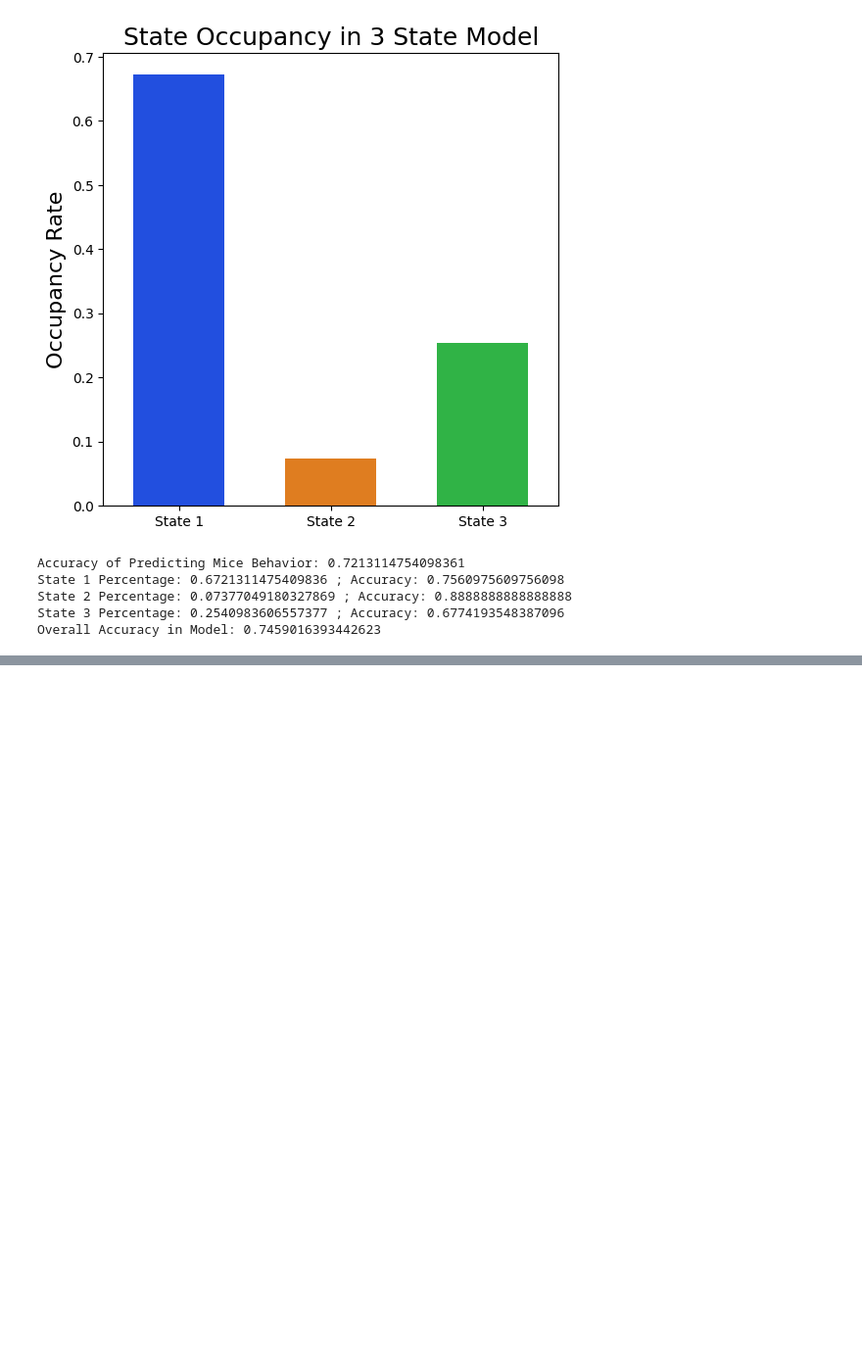
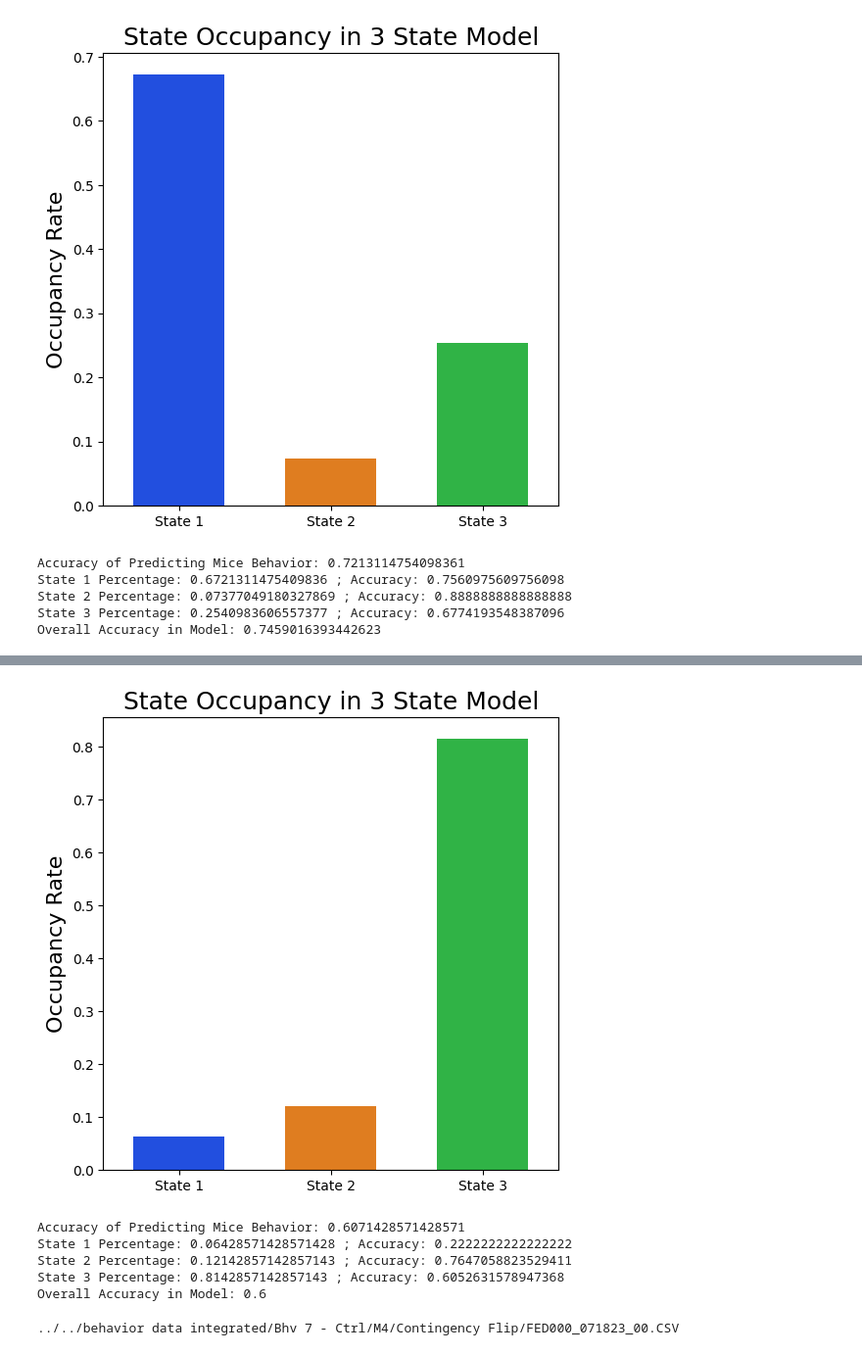
Before and after one commit to ftlabucsd/FEDUPP, a Jupyter notebook: HMM-GLM/GLM-HMM3.ipynb, the cells around one changed output, grey strips where cells are left out. Shown at 98% size. Drawn from its saved outputs; the diff is of its cells as text; code cells hidden in the pictures; blank space fills up the shorter version.

```diff
--- a/HMM-GLM/GLM-HMM3.ipynb
+++ b/HMM-GLM/GLM-HMM3.ipynb
@@ -111,0 +122,15 @@ Overall Accuracy in Model: 0.7459016393442623
+# %%
+uls.display_fitting_results(model, X, y)
+# %% [output]
+[figure, added]
+Accuracy of Predicting Mice Behavior: 0.6071428571428571
+State 1 Percentage: 0.06428571428571428 ; Accuracy: 0.2222222222222222
+State 2 Percentage: 0.12142857142857143 ; Accuracy: 0.7647058823529411
+State 3 Percentage: 0.8142857142857143 ; Accuracy: 0.6052631578947368
+Overall Accuracy in Model: 0.6
+# %%
+B7M4 = "../" + paths.contigency_flip_ctrl[5]
+print(B7M4)
+log, model, X, y = uls.model_training(B7M4, num_states=3, obs_dim=1, num_categories=2, max_iter=800, feat=feat)
+# %% [output]
+../../behavior data integrated/Bhv 7 - Ctrl/M4/Contingency Flip/FED000_071823_00.CSV
```
Also changed, not shown: parts of 9 cells of this notebook, 4 other files.
